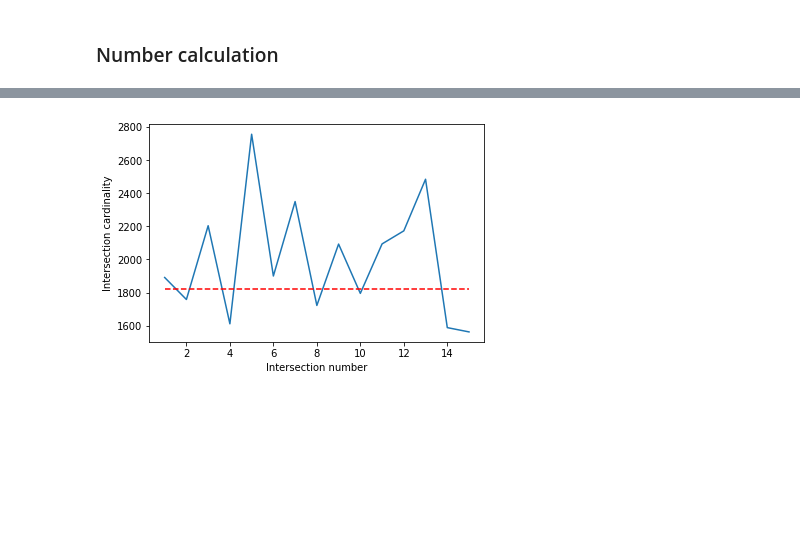
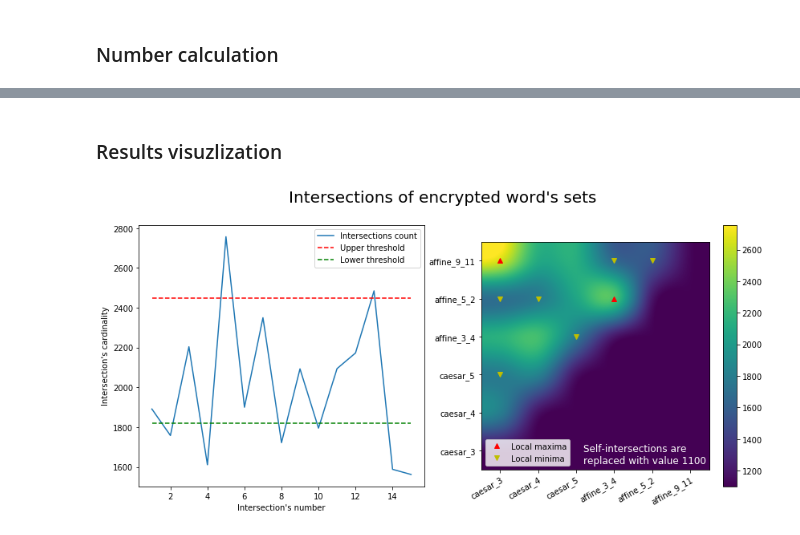
Before and after one commit to GeorgyFirsov/Decrypt, a Jupyter notebook: Main.ipynb, the cells around one changed output, grey strips where cells are left out. Cells and saved outputs as stored; diff of their text form; code cells hidden in the pictures; blank space fills up the shorter version.

```diff
--- a/Main.ipynb
+++ b/Main.ipynb
@@ -85,11 +79,3 @@ Time elapsed: 293059 msec (0 sec)
-# %%
-def calculate_intersection(first, second):
-    """Helper function. It returns an intersection of
-    values sets of two dicts.
-    """
-    first_set  = {value for value in first.values()}
-    second_set = {value for value in second.values()}
-    return first_set.intersection(second_set)
 # %%
 # Test helper
 
@@ -133,11 +120,0 @@ intersection_15 = len(calculate_intersection(d_affine_5_2, d_affine_9_11))
-# %%
-intersections = [
-      intersection_1,  intersection_2
-    , intersection_3,  intersection_4
-    , intersection_5,  intersection_6
-    , intersection_7,  intersection_8
-    , intersection_9,  intersection_10
-    , intersection_11, intersection_12
-    , intersection_13, intersection_14
-    , intersection_15
-]
@@ -148,8 +121,2 @@ threshhold_line = [threshold for i in range(len(rng))]
-# %%
-plt.plot(  rng, intersections
-         , rng, threshhold_line, 'r--')
-plt.xlabel('Intersection number')
-plt.ylabel('Intersection cardinality')
-plt.show()
-# %% [output]
-[figure, removed]
+# %% [markdown]
+### Results visuzlization
@@ -156,3 +152,37 @@ plt.show()
+# %%
+fig, (ax1, ax2) = plt.subplots(nrows=1, ncols=2, figsize=(14, 6))
+
+# Plotting graph of intersection's cardinalities
+ax1.set_xlabel("Intersection's number")
+ax1.set_ylabel("Intersection's cardinality")
+
+ax1.plot(x_axis, intersections, label='Intersections count')
+ax1.plot(x_axis, u_threshold_line, 'r--', label='Upper threshold')
+ax1.plot(x_axis, l_threshold_line, 'g--', label='Lower threshold')
+
+# Plotting colored image of inersection's cardinalities
+pos = ax2.imshow(intersections_map, interpolation='mitchell')
+ax2.set_xticklabels([0] + [label for label in labels])  # 0 is dummy label
+ax2.set_yticklabels([0] + [label for label in reversed(labels)])
+ax2.text(2.20, 5.35, 'Self-intersections are \nreplaced with value {}'.format(placeholder)
+         , color='white', size=12)
+
+# Mark local minima and maxima on second graph
+# It is sad, but these numbers are magical :(
+ax2.plot(  0, 0, 'r^', label='Local maxima')
+ax2.plot(  3, 1, 'r^')
+ax2.plot(  0, 3, 'yv', label='Local minima')
+ax2.plot(  0, 1, 'yv', 1, 1, 'yv', 2, 2, 'yv'
+         , 3, 0, 'yv', 4, 0, 'yv')
+
+fig.colorbar(pos, ax=ax2)
+plt.suptitle("Intersections of encrypted word's sets", size=20)
+plt.setp(ax2.get_xticklabels(), rotation=30, ha='right', rotation_mode='anchor')
+ax1.legend()
+ax2.legend(loc='lower left')
+plt.show()
+# %% [output]
+[figure, added]
 # %% [markdown]
 ### Some inferences
 
```
Also changed, not shown: parts of 12 cells of this notebook, 2 other files.
